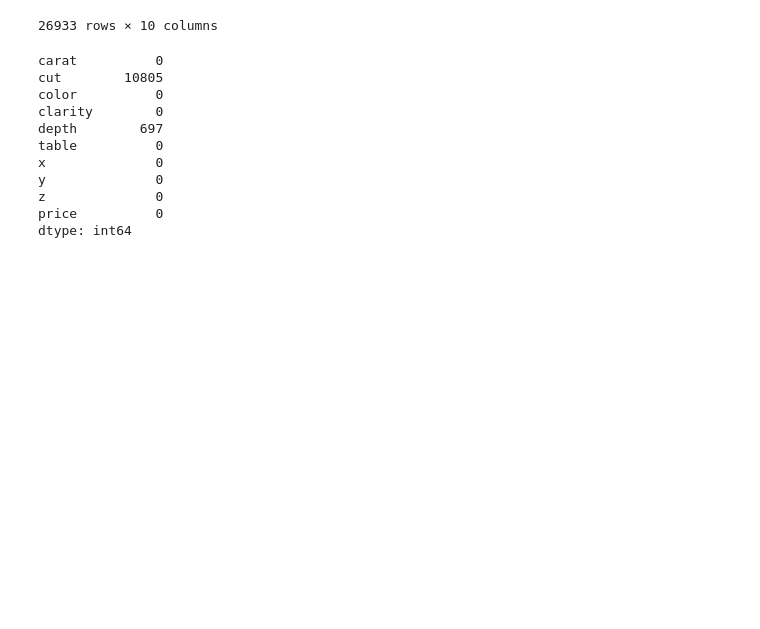
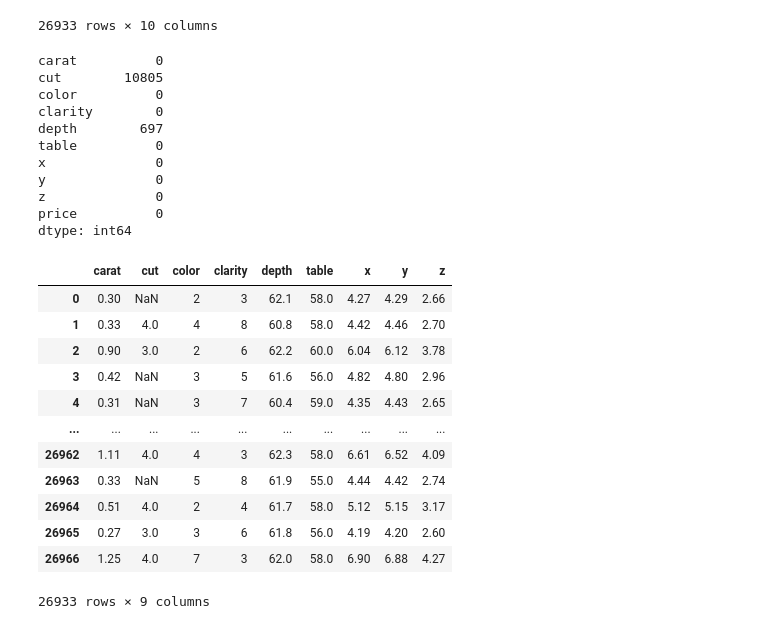
Before and after one commit to Anant4830/FirstMLProject, a Jupyter notebook: experiments/experiments.ipynb, the cells around one changed output. Saved outputs shown, nothing was run; the diff lists cells and outputs as text; code cells hidden in the pictures; blank space fills up the shorter version.

```diff
--- a/experiments/experiments.ipynb
+++ b/experiments/experiments.ipynb
@@ -283,0 +309,19 @@ dtype: int64
+# %%
+X = data.drop(labels=["price"], axis=1)
+y = data["price"]
+# %%
+X
+# %% [output]
+|  | carat | cut | color | clarity | depth | table | x | y | z |
+| 0 | 0.30 | NaN | 2 | 3 | 62.1 | 58.0 | 4.27 | 4.29 | 2.66 |
+| 1 | 0.33 | 4.0 | 4 | 8 | 60.8 | 58.0 | 4.42 | 4.46 | 2.70 |
+| 2 | 0.90 | 3.0 | 2 | 6 | 62.2 | 60.0 | 6.04 | 6.12 | 3.78 |
+| 3 | 0.42 | NaN | 3 | 5 | 61.6 | 56.0 | 4.82 | 4.80 | 2.96 |
+| 4 | 0.31 | NaN | 3 | 7 | 60.4 | 59.0 | 4.35 | 4.43 | 2.65 |
+| ... | ... | ... | ... | ... | ... | ... | ... | ... | ... |
+| 26962 | 1.11 | 4.0 | 4 | 3 | 62.3 | 58.0 | 6.61 | 6.52 | 4.09 |
+| 26963 | 0.33 | NaN | 5 | 8 | 61.9 | 55.0 | 4.44 | 4.42 | 2.74 |
+| 26964 | 0.51 | 4.0 | 2 | 4 | 61.7 | 58.0 | 5.12 | 5.15 | 3.17 |
+| 26965 | 0.27 | 3.0 | 3 | 6 | 61.8 | 56.0 | 4.19 | 4.20 | 2.60 |
+| 26966 | 1.25 | 4.0 | 7 | 3 | 62.0 | 58.0 | 6.90 | 6.88 | 4.27 |
+26933 rows × 9 columns
```
Also changed, not shown: parts of 9 cells of this notebook, 1 other file.
